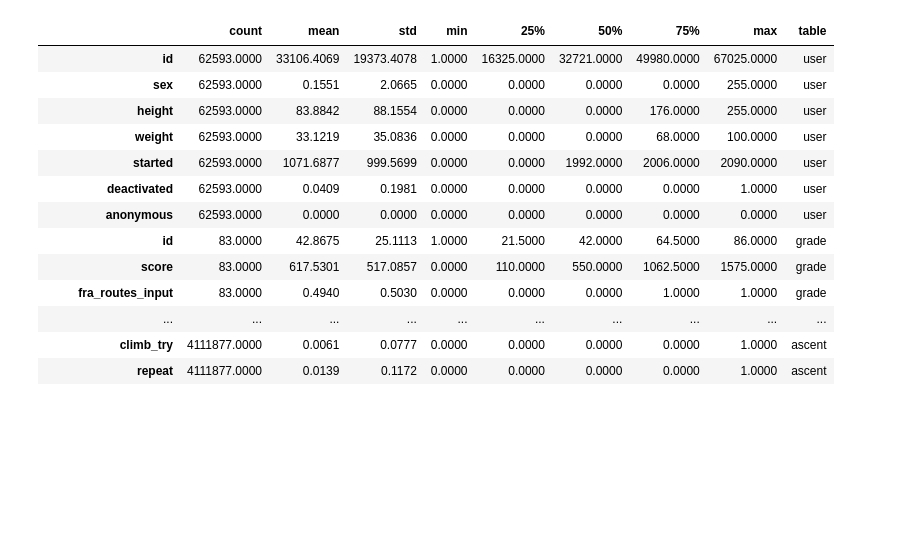
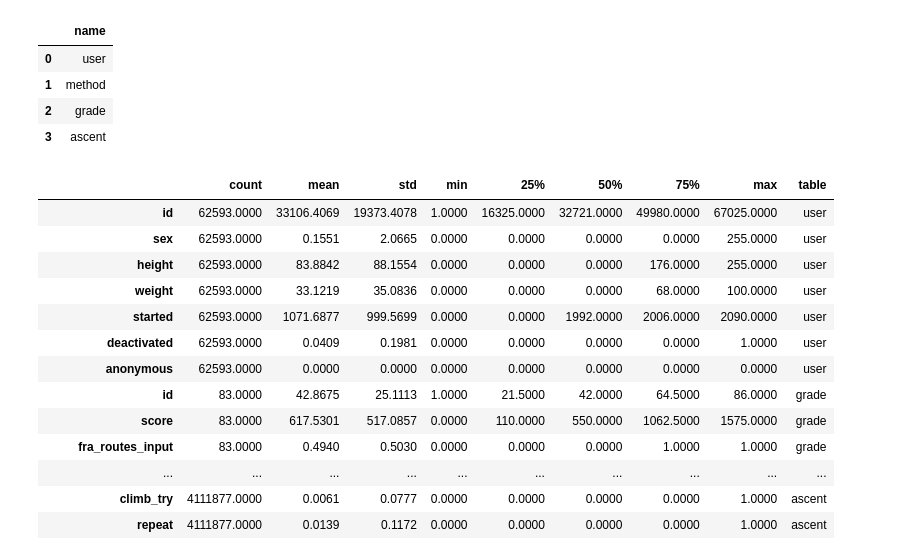
Before and after one commit to benrhodeland/SendingTemps, a Jupyter notebook: Notebooks/TicklistEDA.ipynb, the cells around one changed output. Saved outputs shown, nothing was run; the diff lists cells and outputs as text; code cells hidden in the pictures; blank space fills up the shorter version.

```diff
--- a/Notebooks/TicklistEDA.ipynb
+++ b/Notebooks/TicklistEDA.ipynb
@@ -4,13 +4,23 @@ import sqlite3
 import numpy as np
 import matplotlib.pyplot as plt
 %matplotlib inline
+from pivottablejs import pivot_ui
+
 pd.set_option('max_columns', None)
 
 # Read sqlite query results into a pandas DataFrame
-def qry(q, connection = sqlite3.connect("./database.sqlite")):
+def qry(q, connection = sqlite3.connect("./db1.sqlite")):
     df = pd.read_sql_query(q, connection)
     connection.close
     return df
+# %%
+qry("SELECT name FROM sqlite_master WHERE type='table'")
+# %% [output]
+|  | name |
+| 0 | user |
+| 1 | method |
+| 2 | grade |
+| 3 | ascent |
 # %%
 # work w dataframes
 df_user = qry("SELECT * FROM USER")
```
Also changed, not shown: parts of 22 cells of this notebook, 4 other files.
